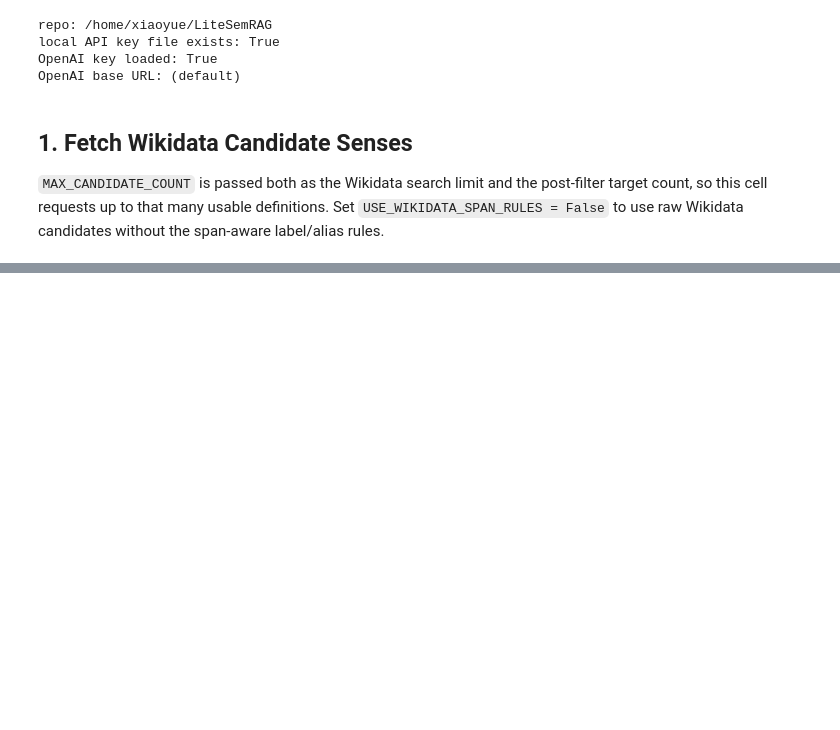
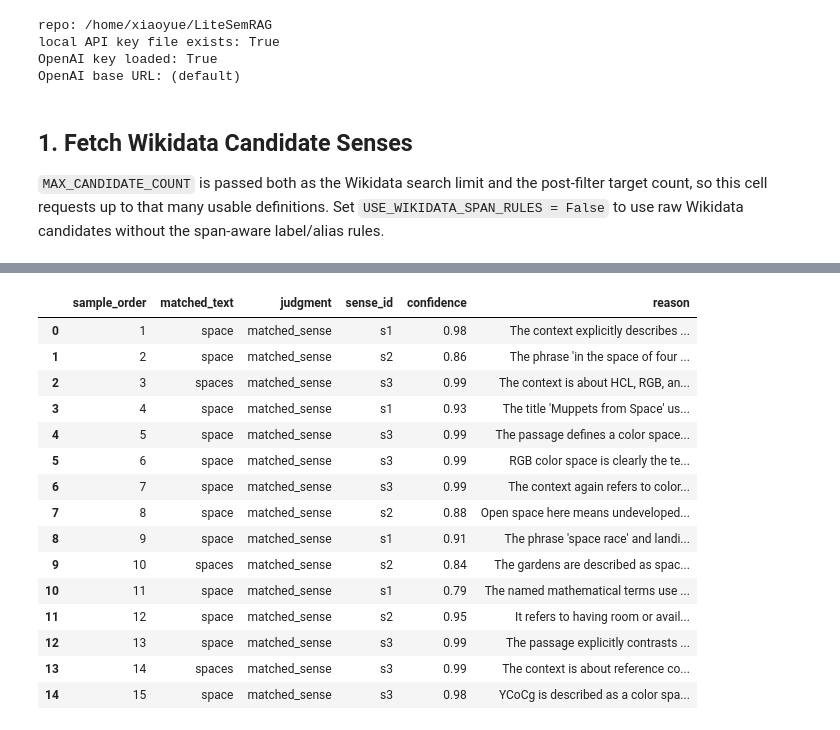
Before and after one commit to YxRicardo/LiteSemRAG, a Jupyter notebook: jupyter_notebooks/wikidata_llm_candidate_merge_experiment.ipynb, the cells around one changed output, grey strips where cells are left out. Saved outputs shown, nothing was run; the diff lists cells and outputs as text; code cells hidden in the pictures; blank space fills up the shorter version.

```diff
--- a/jupyter_notebooks/wikidata_llm_candidate_merge_experiment.ipynb
+++ b/jupyter_notebooks/wikidata_llm_candidate_merge_experiment.ipynb
@@ -353,3 +832,23 @@ merged_df
+# %%
+sample_judgments_df = pd.DataFrame(llm_result.get("sample_judgments", []))
+sample_judgments_df
+# %% [output]
+|  | sample_order | matched_text | judgment | sense_id | confidence | reason |
+| 0 | 1 | space | matched_sense | s1 | 0.98 | The context explicitly describes ... |
+| 1 | 2 | space | matched_sense | s2 | 0.86 | The phrase 'in the space of four ... |
+| 2 | 3 | spaces | matched_sense | s3 | 0.99 | The context is about HCL, RGB, an... |
+| 3 | 4 | space | matched_sense | s1 | 0.93 | The title 'Muppets from Space' us... |
+| 4 | 5 | space | matched_sense | s3 | 0.99 | The passage defines a color space... |
+| 5 | 6 | space | matched_sense | s3 | 0.99 | RGB color space is clearly the te... |
+| 6 | 7 | space | matched_sense | s3 | 0.99 | The context again refers to color... |
+| 7 | 8 | space | matched_sense | s2 | 0.88 | Open space here means undeveloped... |
+| 8 | 9 | space | matched_sense | s1 | 0.91 | The phrase 'space race' and landi... |
+| 9 | 10 | spaces | matched_sense | s2 | 0.84 | The gardens are described as spac... |
+| 10 | 11 | space | matched_sense | s1 | 0.79 | The named mathematical terms use ... |
+| 11 | 12 | space | matched_sense | s2 | 0.95 | It refers to having room or avail... |
+| 12 | 13 | space | matched_sense | s3 | 0.99 | The passage explicitly contrasts ... |
+| 13 | 14 | spaces | matched_sense | s3 | 0.99 | The context is about reference co... |
+| 14 | 15 | space | matched_sense | s3 | 0.98 | YCoCg is described as a color spa... |
 # %%
 discarded_df = pd.DataFrame(llm_result.get("discarded_candidates", []))
 discarded_df
```
Also changed, not shown: parts of 11 cells of this notebook, 9 other files.
